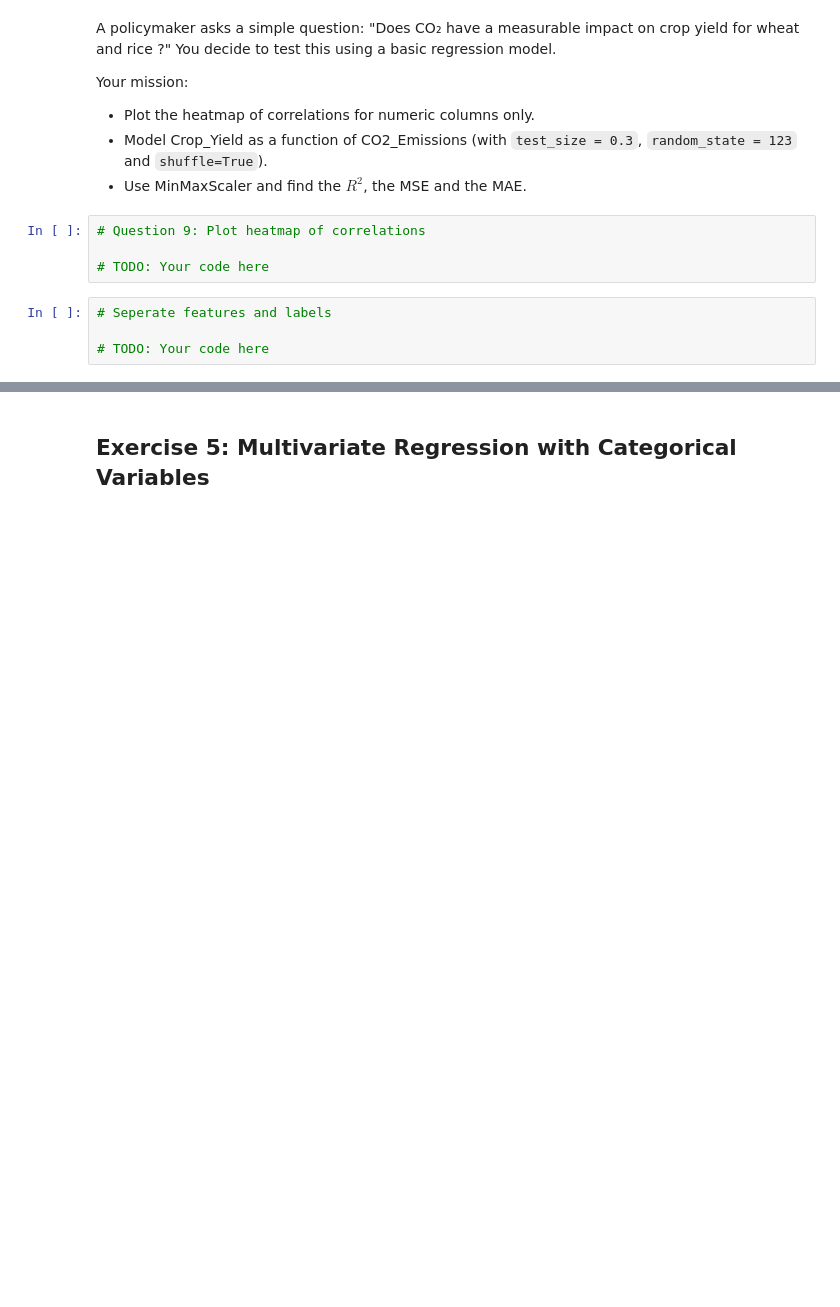
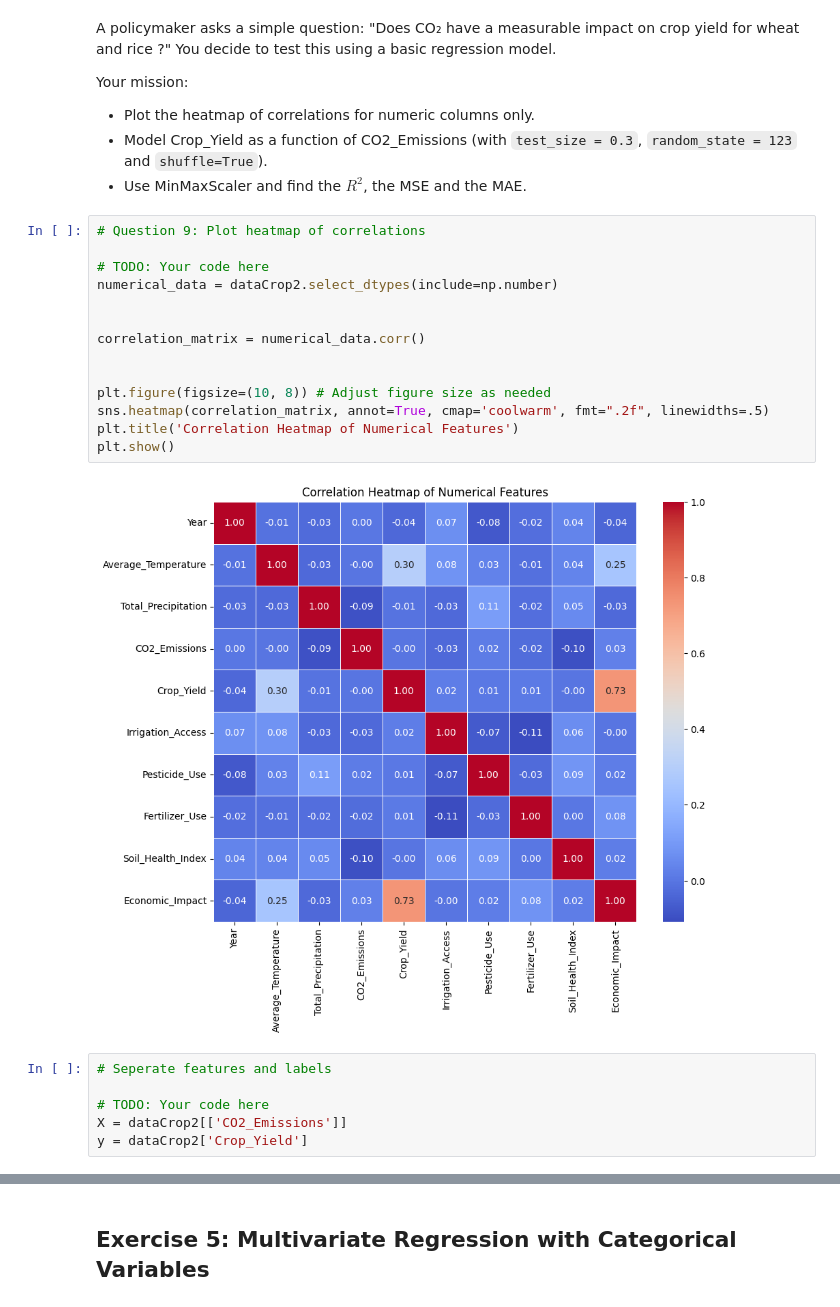
Before and after one commit to Jean7794/Hec-projet-bia-Jean, a Jupyter notebook: Assignment/assignment.ipynb, the cells around one changed output, grey strips where cells are left out. Saved outputs shown, nothing was run; the diff lists cells and outputs as text; blank space fills up the shorter version.

```diff
--- a/Assignment/assignment.ipynb
+++ b/Assignment/assignment.ipynb
@@ -245,14 +332,28 @@ Your mission:
 *   Plot the heatmap of correlations for numeric columns only.
 *   Model Crop_Yield as a function of CO2_Emissions (with `test_size = 0.3`, `random_state = 123` and `shuffle=True`).
 *   Use MinMaxScaler and find the $R^2$, the MSE and the MAE.
-# %%
-# Question 9: Plot heatmap of correlations
-
-# TODO: Your code here
+# %%
+# Question 9: Plot heatmap of correlations
+
+# TODO: Your code here
+numerical_data = dataCrop2.select_dtypes(include=np.number)
+
+
+correlation_matrix = numerical_data.corr()
+
+
+plt.figure(figsize=(10, 8)) # Adjust figure size as needed
+sns.heatmap(correlation_matrix, annot=True, cmap='coolwarm', fmt=".2f", linewidths=.5)
+plt.title('Correlation Heatmap of Numerical Features')
+plt.show()
+# %% [output]
+[figure, added]
 # %%
 # Seperate features and labels
 
 # TODO: Your code here
+X = dataCrop2[['CO2_Emissions']]
+y = dataCrop2['Crop_Yield']
 # %%
 # Split data into train and test sets
 
```
Also changed, not shown: parts of 73 cells of this notebook.
